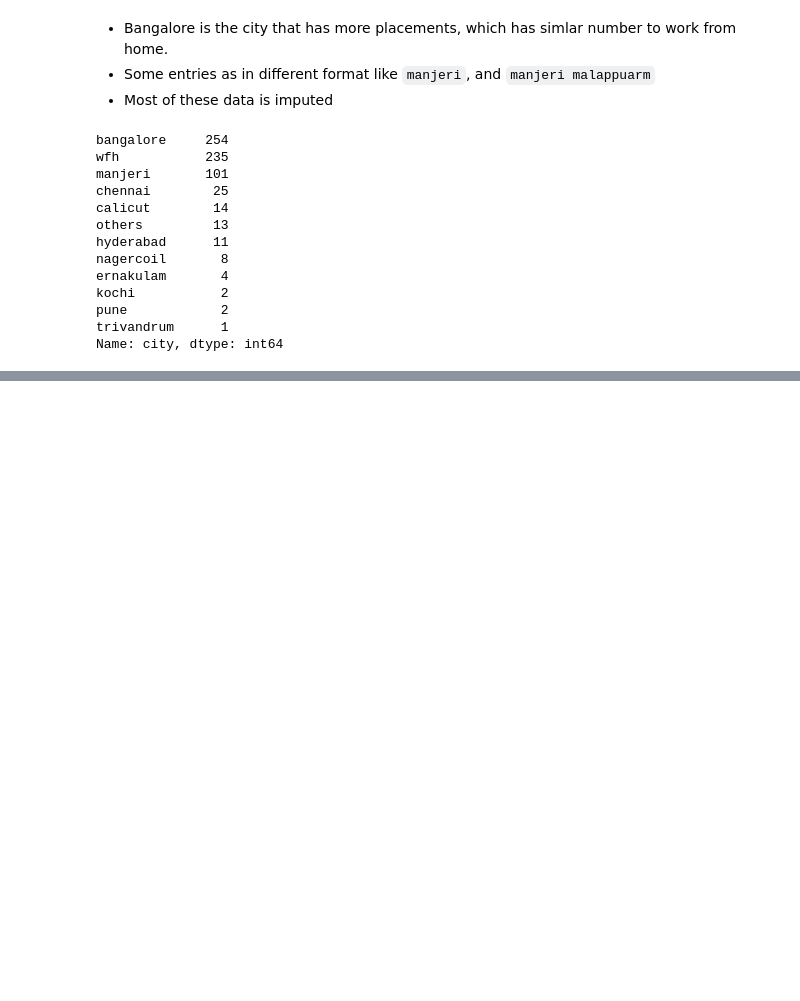
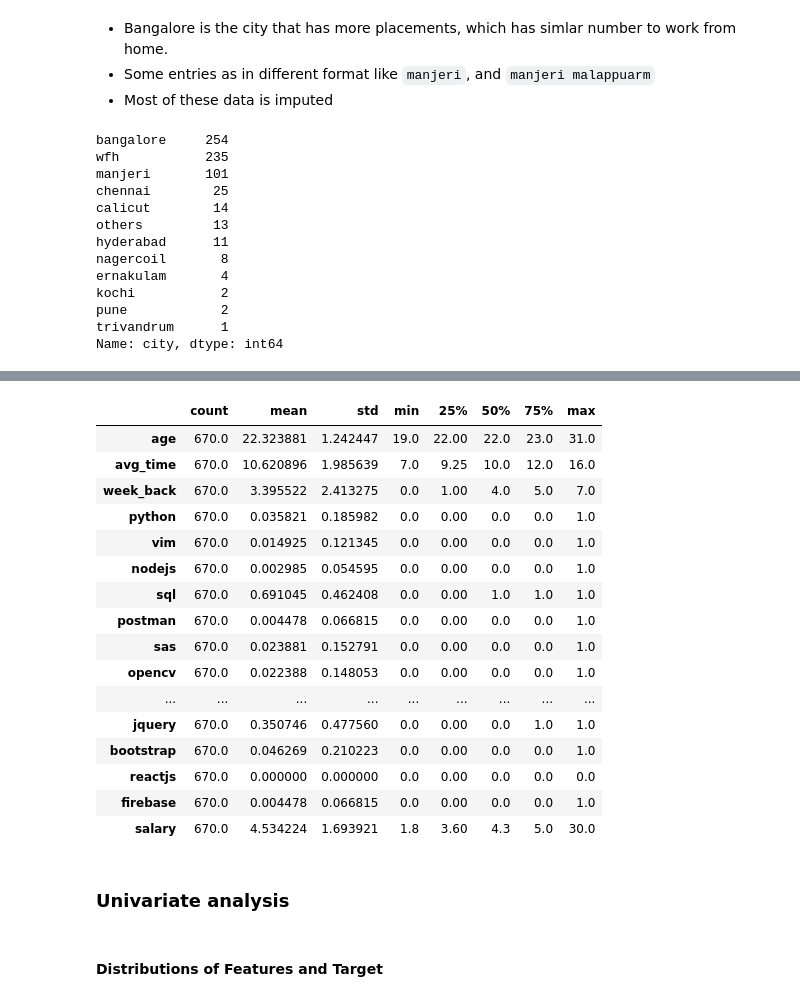
Before and after one commit to mubarakmayyeri/worth-machine-learning, a Jupyter notebook: 3_eda/1_eda-combined.ipynb, the cells around one changed output, grey strips where cells are left out. Cells and saved outputs as stored; diff of their text form; code cells hidden in the pictures; blank space fills up the shorter version.

Commit message:
skills feature engineering

```diff
--- a/3_eda/1_eda-combined.ipynb
+++ b/3_eda/1_eda-combined.ipynb
@@ -309,0 +413,24 @@ Name: city, dtype: int64
+# %%
+# function to extract unique skills from the skills column
+def extract_skills(skills):
+    extracted_skills = []
+    for skill in unique_skills_cleaned:
+        pattern = re.compile(skill, re.IGNORECASE)
+        if any(pattern.search(s) for s in skills.split(',')):
+            extracted_skills.append(skill)
+    return extracted_skills
+# %%
+# Creating a copy of the dataframe
+skills_df = data.copy()
+
+# extract unique skills from skills column
+skills_df['extracted_skills'] = skills_df['skills'].apply(extract_skills)
+
+# create new columns for each unique skill
+for skill in unique_skills_cleaned:
+    skills_df[skill] = skills_df['extracted_skills'].apply(lambda x: 1 if skill in x else 0)
+
+# drop the extracted_skills column
+skills_df = skills_df.drop('extracted_skills', axis=1)
+
+skills_df.head()
@@ -309,0 +459,10 @@ Name: city, dtype: int64
+# %%
+# Moving the `salary` column to last
+column_to_move = skills_df.pop("salary")
+
+# insert column with insert(location, column_name, column_value)
+
+skills_df.insert(58, "salary", column_to_move)
+# %%
+# Dropping the skills column
+skills_df = skills_df.drop('skills', axis=1)
@@ -309,0 +489,24 @@ Name: city, dtype: int64
+# %%
+skills_df.describe().T
+# %% [output]
+|  | count | mean | std | min | 25% | 50% | 75% | max |
+| age | 670.0 | 22.323881 | 1.242447 | 19.0 | 22.00 | 22.0 | 23.0 | 31.0 |
+| avg_time | 670.0 | 10.620896 | 1.985639 | 7.0 | 9.25 | 10.0 | 12.0 | 16.0 |
+| week_back | 670.0 | 3.395522 | 2.413275 | 0.0 | 1.00 | 4.0 | 5.0 | 7.0 |
+| python | 670.0 | 0.035821 | 0.185982 | 0.0 | 0.00 | 0.0 | 0.0 | 1.0 |
+| vim | 670.0 | 0.014925 | 0.121345 | 0.0 | 0.00 | 0.0 | 0.0 | 1.0 |
+| nodejs | 670.0 | 0.002985 | 0.054595 | 0.0 | 0.00 | 0.0 | 0.0 | 1.0 |
+| sql | 670.0 | 0.691045 | 0.462408 | 0.0 | 0.00 | 1.0 | 1.0 | 1.0 |
+| postman | 670.0 | 0.004478 | 0.066815 | 0.0 | 0.00 | 0.0 | 0.0 | 1.0 |
+| sas | 670.0 | 0.023881 | 0.152791 | 0.0 | 0.00 | 0.0 | 0.0 | 1.0 |
+| opencv | 670.0 | 0.022388 | 0.148053 | 0.0 | 0.00 | 0.0 | 0.0 | 1.0 |
+| ... | ... | ... | ... | ... | ... | ... | ... | ... |
+| jquery | 670.0 | 0.350746 | 0.477560 | 0.0 | 0.00 | 0.0 | 1.0 | 1.0 |
+| bootstrap | 670.0 | 0.046269 | 0.210223 | 0.0 | 0.00 | 0.0 | 0.0 | 1.0 |
+| reactjs | 670.0 | 0.000000 | 0.000000 | 0.0 | 0.00 | 0.0 | 0.0 | 0.0 |
+| firebase | 670.0 | 0.004478 | 0.066815 | 0.0 | 0.00 | 0.0 | 0.0 | 1.0 |
+| salary | 670.0 | 4.534224 | 1.693921 | 1.8 | 3.60 | 4.3 | 5.0 | 30.0 |
+# %% [markdown]
+### Univariate analysis
+# %% [markdown]
+#### Distributions of Features and Target
```
Also changed, not shown: parts of 16 cells of this notebook, 1 other file.
